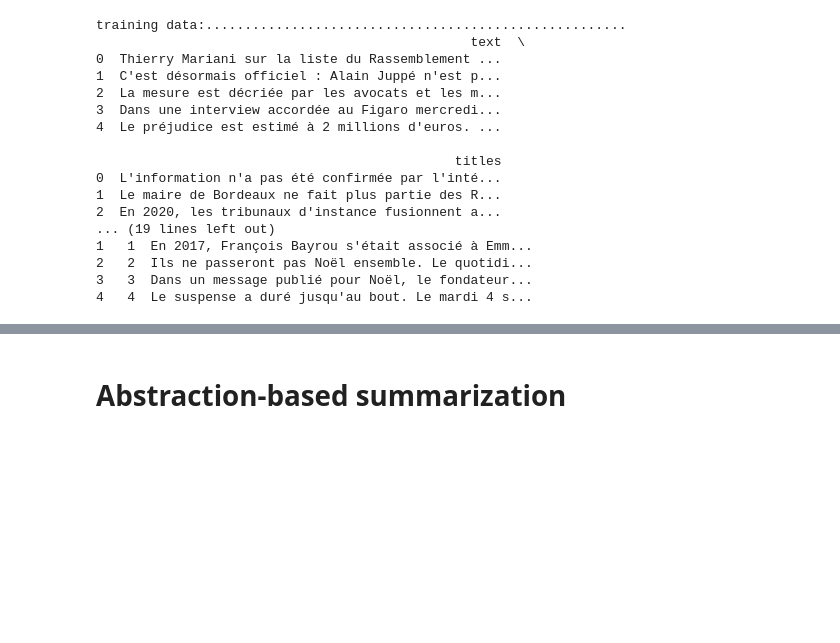
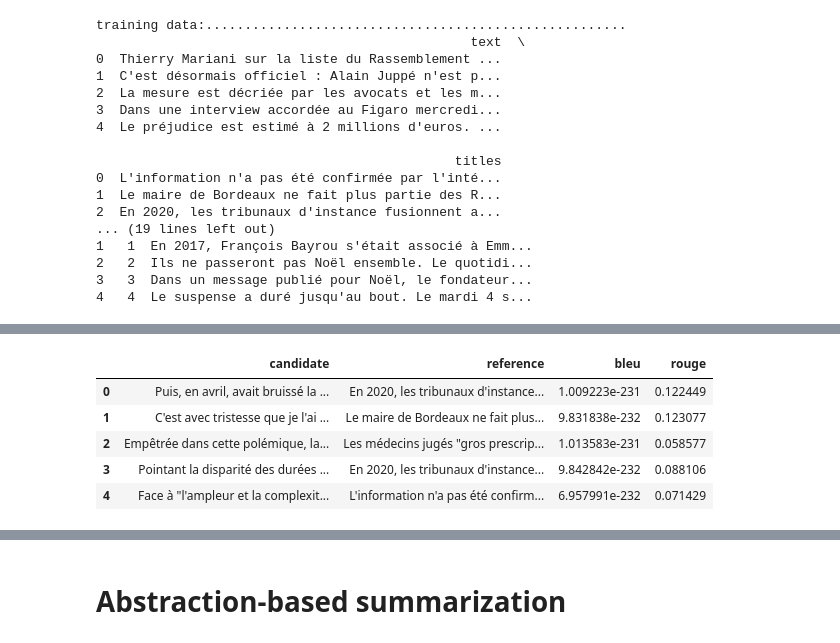
Before and after one commit to yaiciines/INF582_Project-News_Articles_Title_Generation, a Jupyter notebook: inf582-news-articles-title-generation/challenge_files/work.ipynb, the cells around one changed output, grey strips where cells are left out. Cells and saved outputs as stored; diff of their text form; code cells hidden in the pictures; blank space fills up the shorter version.

```diff
--- a/inf582-news-articles-title-generation/challenge_files/work.ipynb
+++ b/inf582-news-articles-title-generation/challenge_files/work.ipynb
@@ -333,0 +214,11 @@ KeyboardInterrupt:
+# %%
+def sentence_rank(text, word_freq):
+    weights = []
+    sentences = sent_tokenize(text)
+    for sentence in sentences:
+        temp = 0
+        words = word_tokenize(sentence)
+        for word in words:
+            temp += word_freq[word]
+        weights.append(temp)
+    return weights
@@ -333,0 +233,7 @@ KeyboardInterrupt:
+# %%
+ranked_sentences = sentence_rank(data['text'][0], count_freq(data['text'][0]))
+print(ranked_sentences)
+sentences = sent_tokenize(data['text'][0])
+print(sentences)
+sort_list = np.argsort(ranked_sentences)[::-1][:14]
+print(sort_list)
@@ -333,0 +244,23 @@ KeyboardInterrupt:
+# %%
+liste = []
+for i in range(10):
+    ranked_sentences = sentence_rank(data['text'][i], count_freq(data['text'][i]))
+    sentences = sent_tokenize(data['text'][i])
+    # n = 20% de len de sentences
+    n = int(0.2 * len(sentences))
+    sort_list = np.argsort(ranked_sentences)[::-1][:n]
+    result = ''
+    for i in range(n):
+        result += '{} '.format(sentences[sort_list[i]])
+
+    candidate = result
+    reference = data['titles'][i]
+    #print(corpus_bleu(reference[:len(candidate)],candidate[:len(reference)]))
+    # compute rouge score
+    #print(scorer.score(candidate, reference)['rougeL'][2])
+
+    # add in a data frame the result the refrence and the bleu and rouge score
+    liste.append([candidate, reference, corpus_bleu(reference[:len(candidate)],candidate[:len(reference)]), scorer.score(candidate, reference)['rougeL'][2]])
+
+# transform the list to a dataframe
+df = pd.DataFrame(liste, columns = ['candidate', 'reference', 'bleu', 'rouge'])
@@ -333,0 +283,9 @@ KeyboardInterrupt:
+# %%
+df.head()
+# %% [output]
+|  | candidate | reference | bleu | rouge |
+| 0 | Puis, en avril, avait bruissé la ... | En 2020, les tribunaux d'instance... | 1.009223e-231 | 0.122449 |
+| 1 | C'est avec tristesse que je l'ai ... | Le maire de Bordeaux ne fait plus... | 9.831838e-232 | 0.123077 |
+| 2 | Empêtrée dans cette polémique, la... | Les médecins jugés "gros prescrip... | 1.013583e-231 | 0.058577 |
+| 3 | Pointant la disparité des durées ... | En 2020, les tribunaux d'instance... | 9.842842e-232 | 0.088106 |
+| 4 | Face à "l'ampleur et la complexit... | L'information n'a pas été confirm... | 6.957991e-232 | 0.071429 |
```
Also changed, not shown: parts of 51 cells of this notebook, 1 other file.
